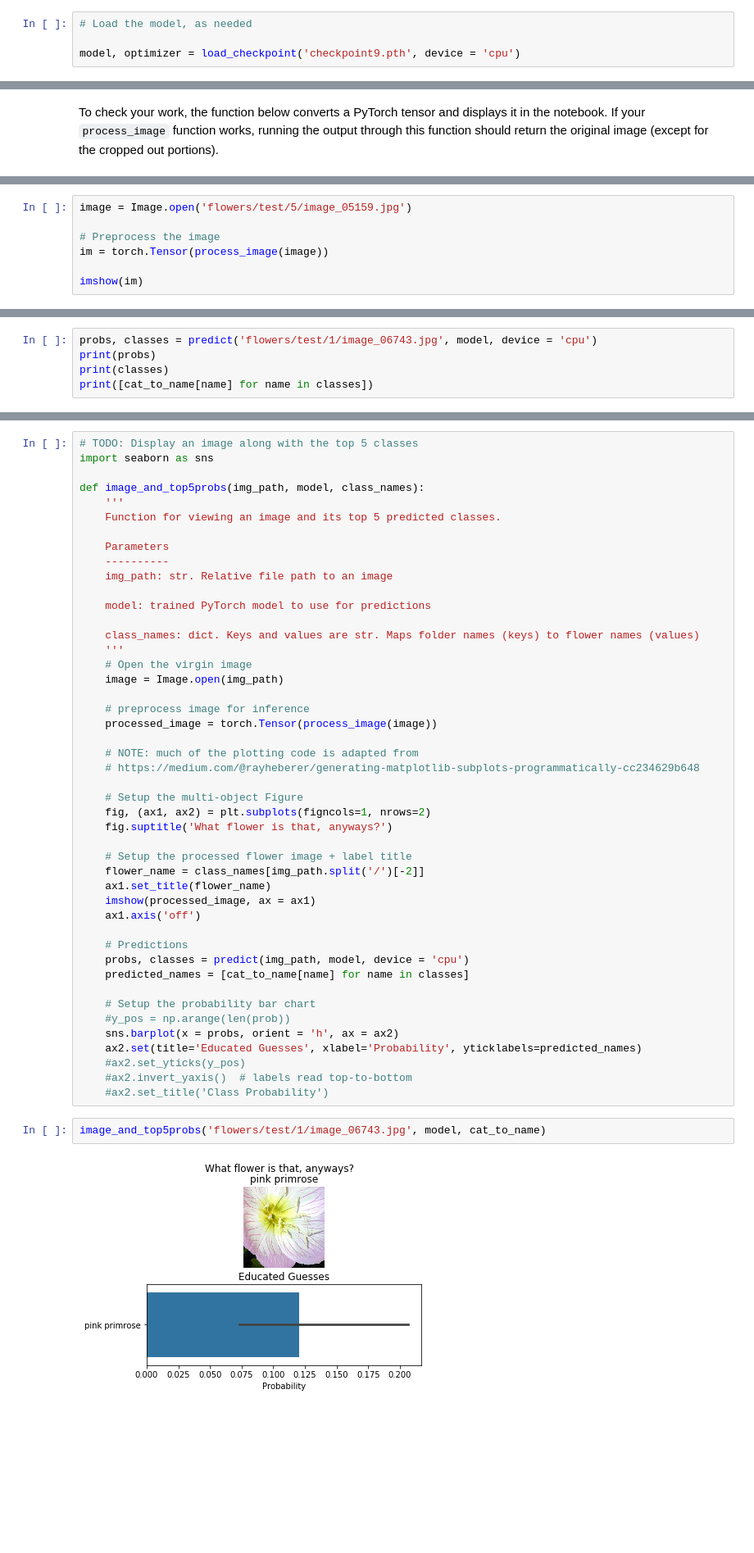
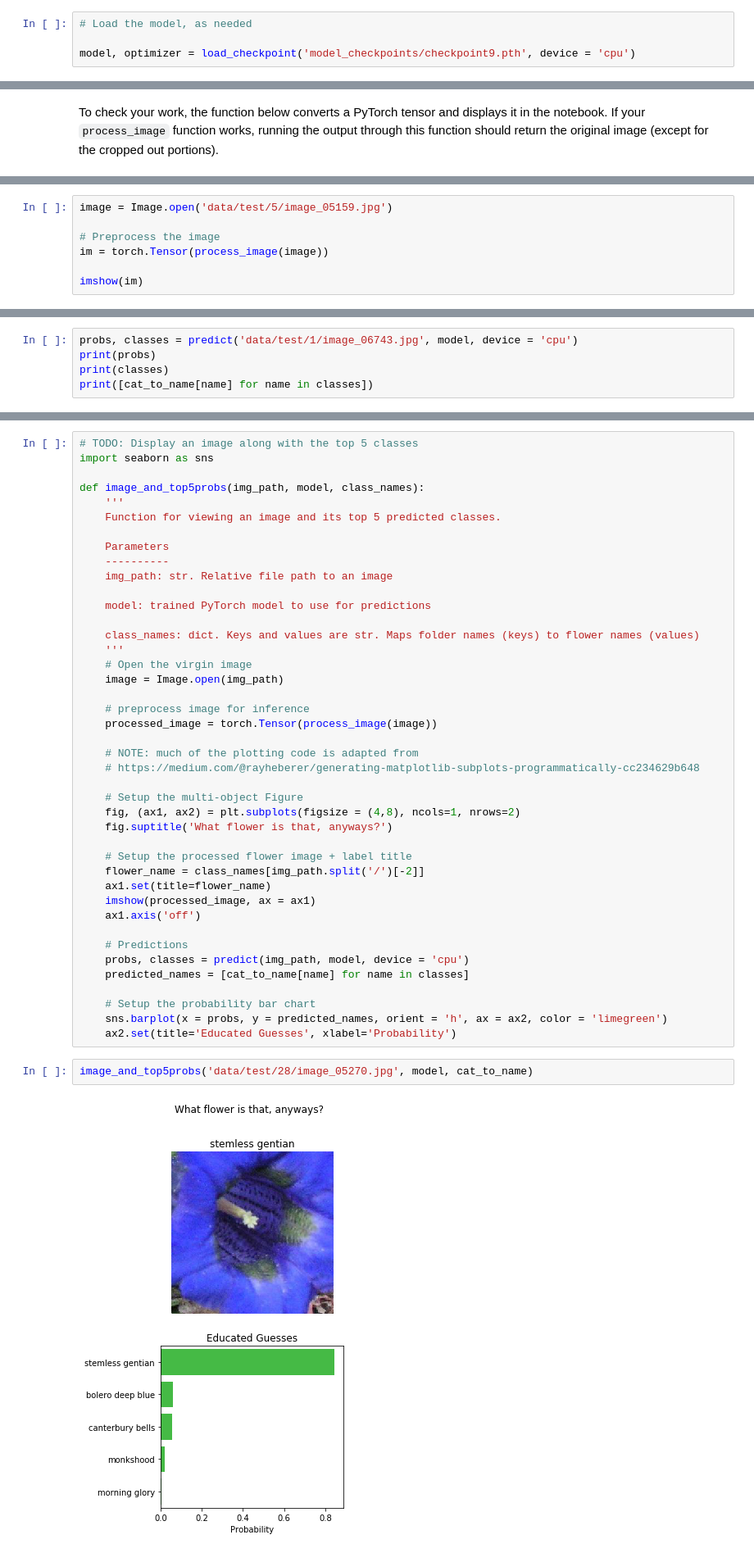
Before and after one commit to emigre459/computer_vision, a Jupyter notebook: Image Classifier Project.ipynb, the cells around one changed output, grey strips where cells are left out. Shown at 82% size. Drawn from its saved outputs; the diff is of its cells as text; blank space fills up the shorter version.

```diff
--- a/Image Classifier Project.ipynb
+++ b/Image Classifier Project.ipynb
@@ -523,7 +523,7 @@ def load_checkpoint(filepath, device = 'cpu'):
 # %%
 # Load the model, as needed
 
-model, optimizer = load_checkpoint('checkpoint9.pth', device = 'cpu')
+model, optimizer = load_checkpoint('model_checkpoints/checkpoint9.pth', device = 'cpu')
 # %% [markdown]
 # Inference for classification
 
@@ -682,7 +684,7 @@ def imshow(image, ax=None, title=None):
 
     return ax
 # %%
-image = Image.open('flowers/test/5/image_05159.jpg')
+image = Image.open('data/test/5/image_05159.jpg')
 
 # Preprocess the image
 im = torch.Tensor(process_image(image))
@@ -771,7 +773,7 @@ def predict(image_path, model, topk=5, device='cpu'):
 
     return top_ps, top_classes
 # %%
-probs, classes = predict('flowers/test/1/image_06743.jpg', model, device = 'cpu')
+probs, classes = predict('data/test/1/image_06743.jpg', model, device = 'cpu')
 print(probs)
 print(classes)
 print([cat_to_name[name] for name in classes])
@@ -813,12 +815,12 @@ def image_and_top5probs(img_path, model, class_names):
     # https://medium.com/@rayheberer/generating-matplotlib-subplots-programmatically-cc234629b648
 
     # Setup the multi-object Figure
-    fig, (ax1, ax2) = plt.subplots(figncols=1, nrows=2)
+    fig, (ax1, ax2) = plt.subplots(figsize = (4,8), ncols=1, nrows=2)
     fig.suptitle('What flower is that, anyways?')
 
     # Setup the processed flower image + label title
     flower_name = class_names[img_path.split('/')[-2]]
-    ax1.set_title(flower_name)
+    ax1.set(title=flower_name)
     imshow(processed_image, ax = ax1)
     ax1.axis('off')
 
@@ -827,13 +829,9 @@ def image_and_top5probs(img_path, model, class_names):
     predicted_names = [cat_to_name[name] for name in classes]
 
     # Setup the probability bar chart
-    #y_pos = np.arange(len(prob))
-    sns.barplot(x = probs, orient = 'h', ax = ax2)
-    ax2.set(title='Educated Guesses', xlabel='Probability', yticklabels=predicted_names)
-    #ax2.set_yticks(y_pos)
-    #ax2.invert_yaxis()  # labels read top-to-bottom
-    #ax2.set_title('Class Probability')
+    sns.barplot(x = probs, y = predicted_names, orient = 'h', ax = ax2, color = 'limegreen')
+    ax2.set(title='Educated Guesses', xlabel='Probability')
 # %%
-image_and_top5probs('flowers/test/1/image_06743.jpg', model, cat_to_name)
+image_and_top5probs('data/test/28/image_05270.jpg', model, cat_to_name)
 # %% [output]
-[figure, old version]
+[figure, new version]
```
Also changed, not shown: parts of 4 cells of this notebook, 1 other file.
